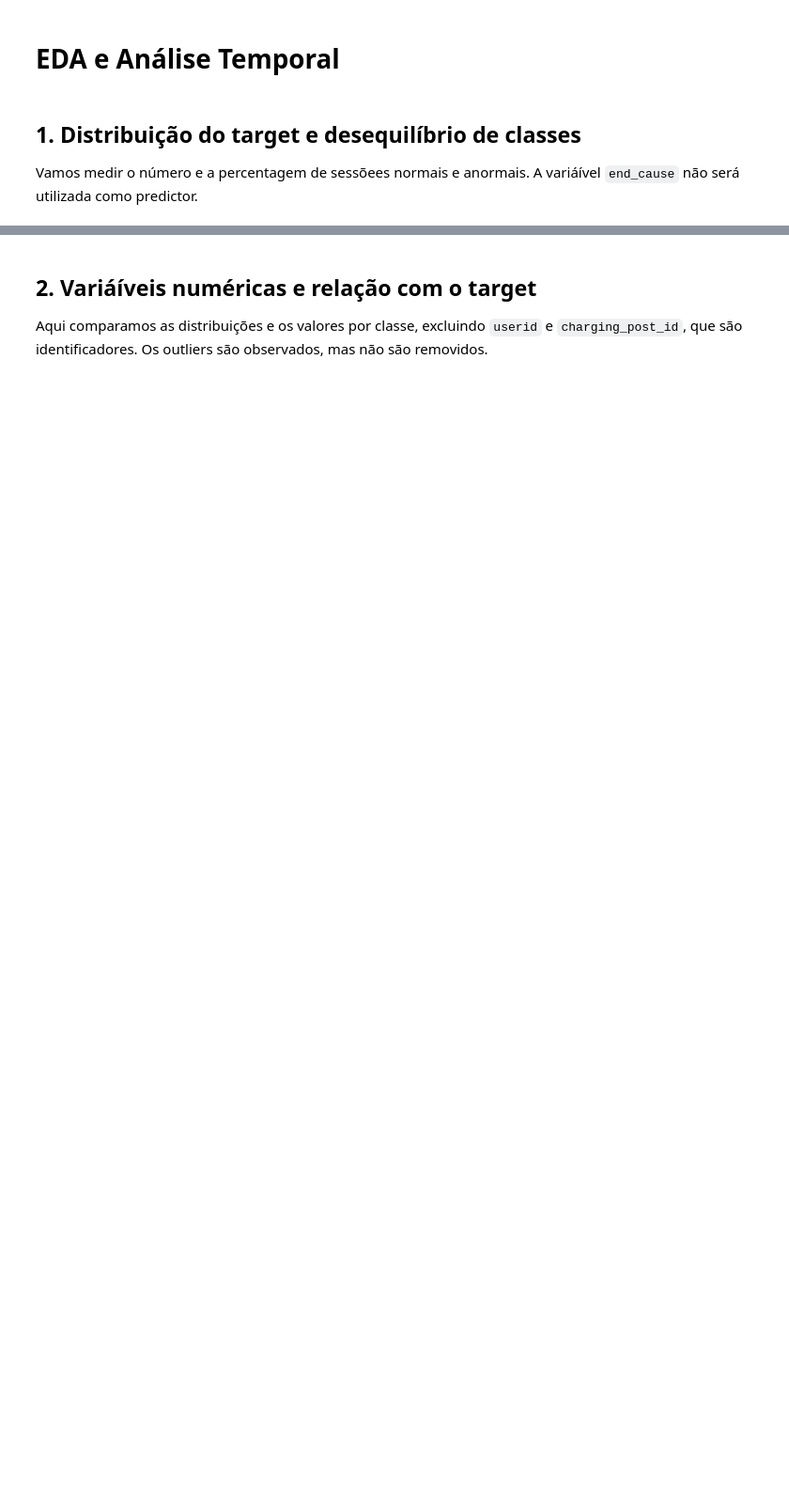
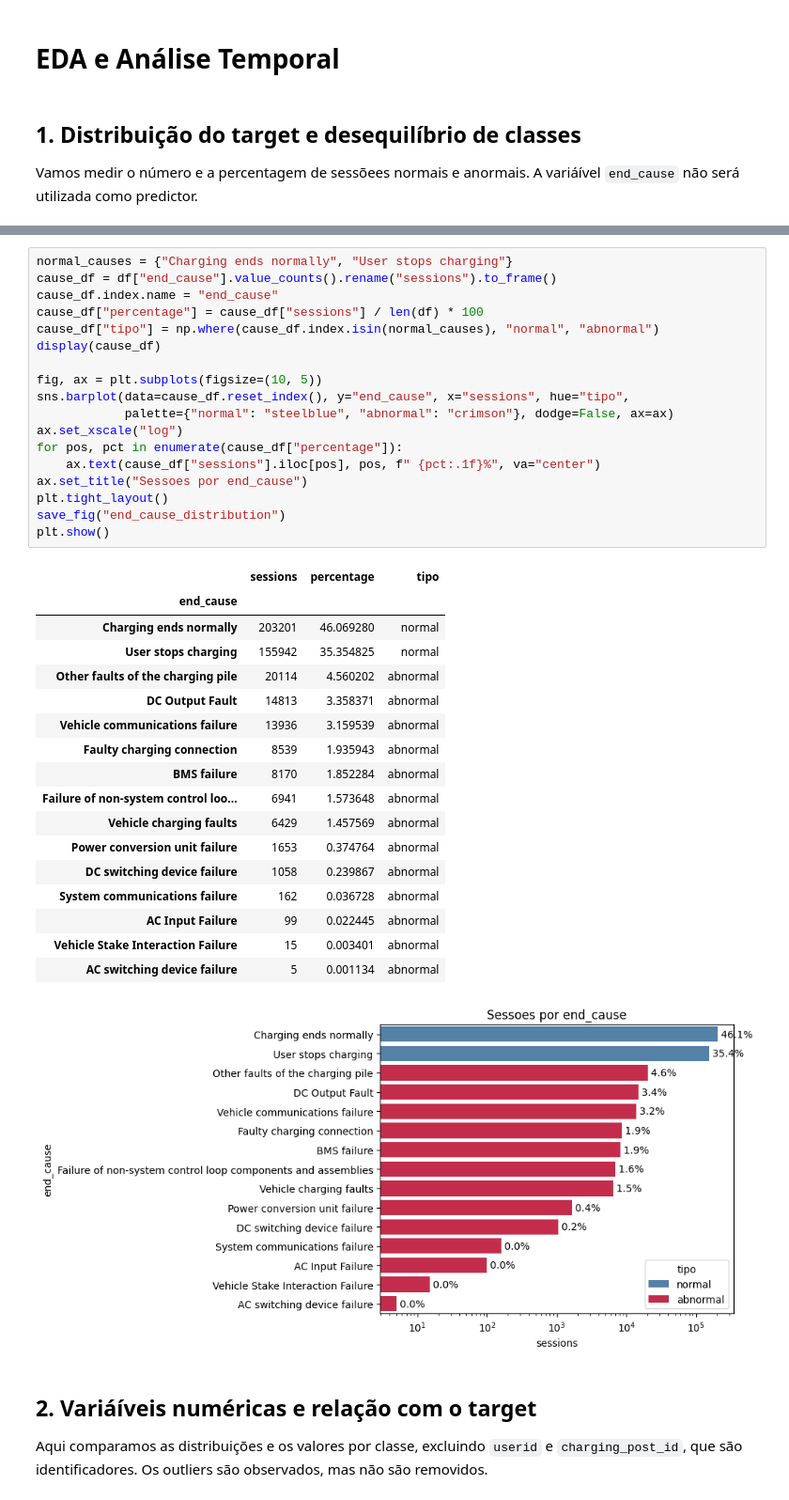
Before and after one commit to marianaCorreiia/MINDD-GPA-1260527-1211883-1231261, a Jupyter notebook: task1.ipynb, the cells around one changed output, grey strips where cells are left out. Shown at 94% size. Drawn from its saved outputs; the diff is of its cells as text; blank space fills up the shorter version.

```diff
--- a/task1.ipynb
+++ b/task1.ipynb
@@ -743,3 +640,40 @@ Razao maioritaria/minoritaria: 4.38
+# %%
+normal_causes = {"Charging ends normally", "User stops charging"}
+cause_df = df["end_cause"].value_counts().rename("sessions").to_frame()
+cause_df.index.name = "end_cause"
+cause_df["percentage"] = cause_df["sessions"] / len(df) * 100
+cause_df["tipo"] = np.where(cause_df.index.isin(normal_causes), "normal", "abnormal")
+display(cause_df)
+
+fig, ax = plt.subplots(figsize=(10, 5))
+sns.barplot(data=cause_df.reset_index(), y="end_cause", x="sessions", hue="tipo",
+            palette={"normal": "steelblue", "abnormal": "crimson"}, dodge=False, ax=ax)
+ax.set_xscale("log")
+for pos, pct in enumerate(cause_df["percentage"]):
+    ax.text(cause_df["sessions"].iloc[pos], pos, f" {pct:.1f}%", va="center")
+ax.set_title("Sessoes por end_cause")
+plt.tight_layout()
+save_fig("end_cause_distribution")
+plt.show()
+# %% [output]
+|  | sessions | percentage | tipo |
+| end_cause |  |  |  |
+| Charging ends normally | 203201 | 46.069280 | normal |
+| User stops charging | 155942 | 35.354825 | normal |
+| Other faults of the charging pile | 20114 | 4.560202 | abnormal |
+| DC Output Fault | 14813 | 3.358371 | abnormal |
+| Vehicle communications failure | 13936 | 3.159539 | abnormal |
+| Faulty charging connection | 8539 | 1.935943 | abnormal |
+| BMS failure | 8170 | 1.852284 | abnormal |
+| Failure of non-system control loo... | 6941 | 1.573648 | abnormal |
+| Vehicle charging faults | 6429 | 1.457569 | abnormal |
+| Power conversion unit failure | 1653 | 0.374764 | abnormal |
+| DC switching device failure | 1058 | 0.239867 | abnormal |
+| System communications failure | 162 | 0.036728 | abnormal |
+| AC Input Failure | 99 | 0.022445 | abnormal |
+| Vehicle Stake Interaction Failure | 15 | 0.003401 | abnormal |
+| AC switching device failure | 5 | 0.001134 | abnormal |
+[figure, added]
 # %% [markdown]
 ## 2. Variáíveis numéricas e relação com o target
 
```
Also changed, not shown: parts of 70 cells of this notebook, 1 other file.
